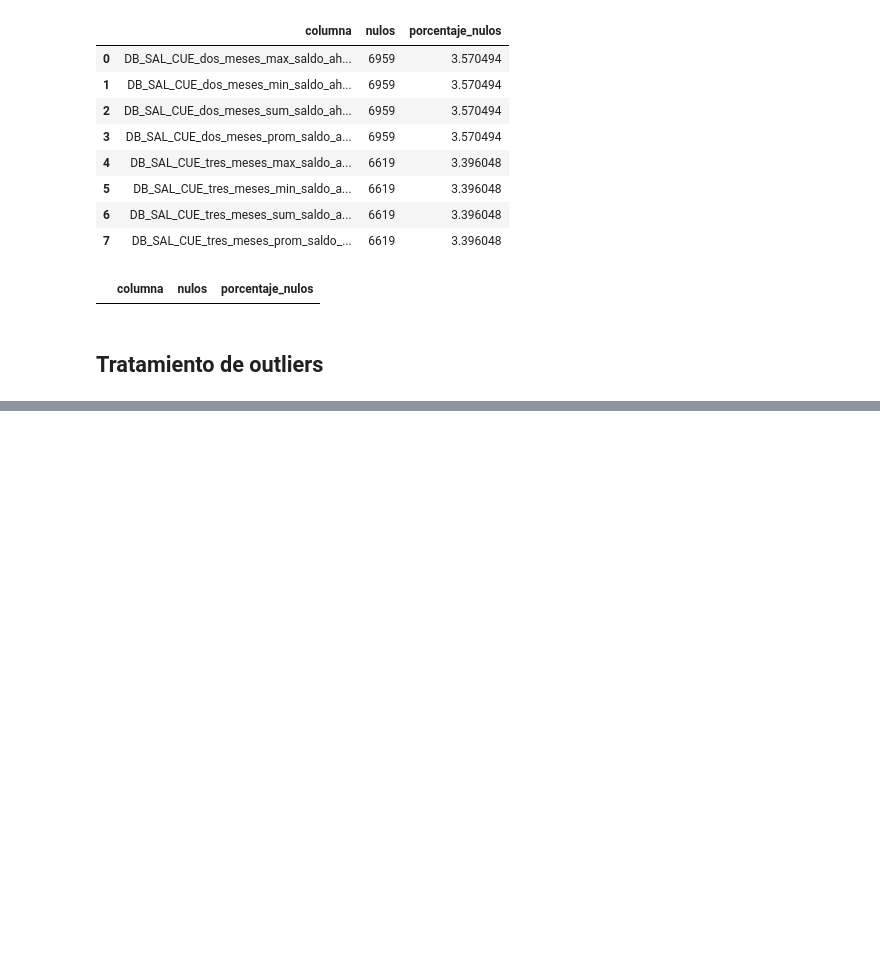
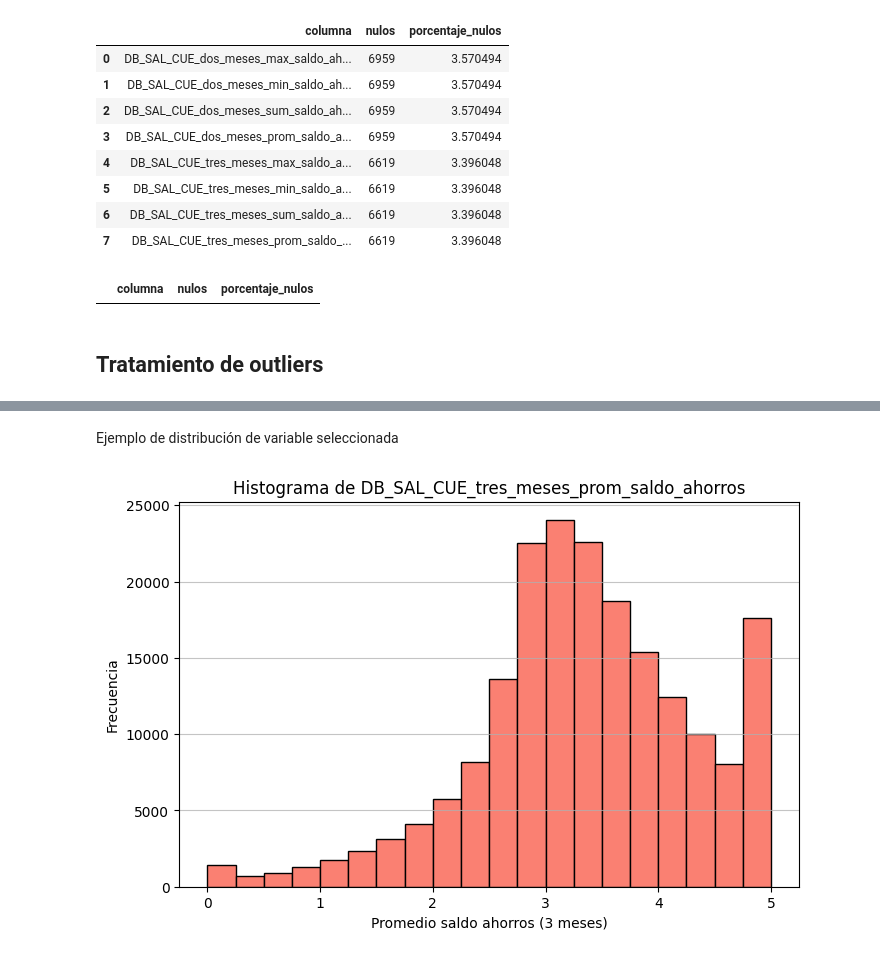
Before and after one commit to LuizIgnacio2002/reto_techy, a Jupyter notebook: notebooks/EDA/clientes_credito_consumo/1.0-lq.ipynb, the cells around one changed output, grey strips where cells are left out. Saved outputs shown, nothing was run; the diff lists cells and outputs as text; code cells hidden in the pictures; blank space fills up the shorter version.

```diff
--- a/notebooks/EDA/clientes_credito_consumo/1.0-lq.ipynb
+++ b/notebooks/EDA/clientes_credito_consumo/1.0-lq.ipynb
@@ -904,0 +976,15 @@ Filas eliminadas: 97,004 (49.77%)
+# %% [markdown]
+Ejemplo de distribución de variable seleccionada
+# %%
+import matplotlib.pyplot as plt
+
+plt.figure(figsize=(8,5))
+plt.hist(df_limpio['DB_SAL_CUE_tres_meses_prom_saldo_ahorros'].dropna(),
+         bins=20, color='salmon', edgecolor='black')
+plt.title('Histograma de DB_SAL_CUE_tres_meses_prom_saldo_ahorros')
+plt.xlabel('Promedio saldo ahorros (3 meses)')
+plt.ylabel('Frecuencia')
+plt.grid(axis='y', alpha=0.75)
+plt.show()
+# %% [output]
+[figure, added]
```
Also changed, not shown: parts of 29 cells of this notebook.
